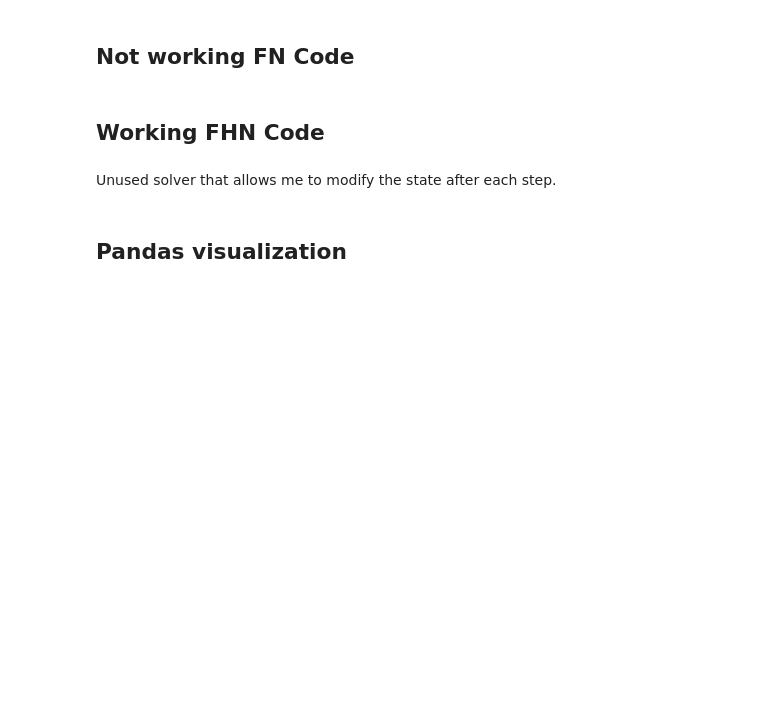
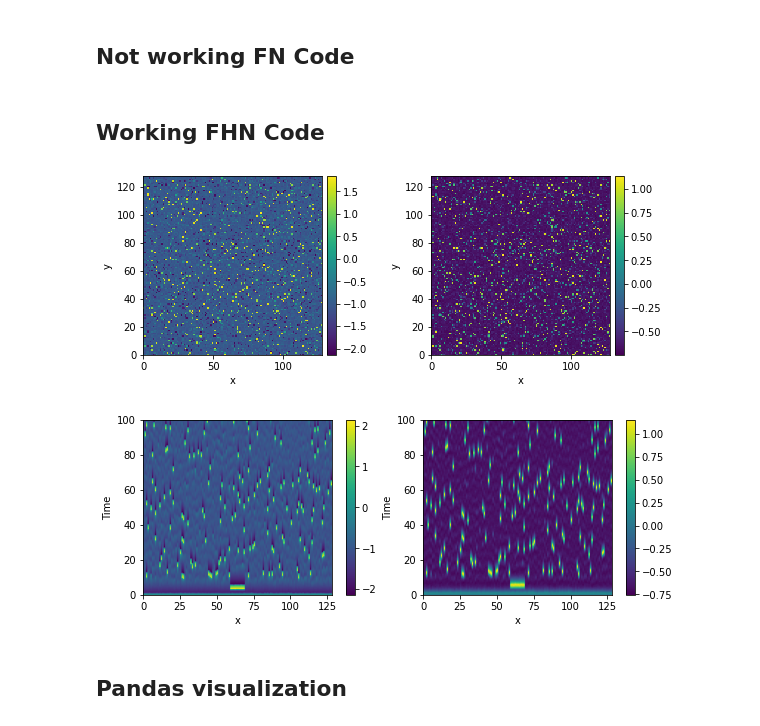
Before and after one commit to Budmeister/WSN-Localization, a Jupyter notebook: fn.ipynb, the cells around one changed output. Saved outputs shown, nothing was run; the diff lists cells and outputs as text; code cells hidden in the pictures; blank space fills up the shorter version.

```diff
--- a/fn.ipynb
+++ b/fn.ipynb
@@ -186,18 +150,19 @@ def run_FN2():
     T = 1000
     t0 = 0
     dt = 0.1
-    dx = 0.6
+    dx = 1
     s = 0.02 # 0.02 # 0.10
 
     N = 128
     n = int(N / dx)
-    D = 0.5
+    D = 0
     a = 0.5
     b = 0.7
     c = 0.3
     I = 1.0 # 1.0 # 0.5 # 1.0
     w_h = 1
     w_l = 1
+    noise = s
     stim = [ [[25, 40], [n // 2 - 5, n // 2 + 5], [n // 2 - 5, n // 2 + 5]] ]
 
     other_params = {
@@ -217,33 +182,36 @@ def run_FN2():
         "stim": stim,
 
         "w_h": w_h,
-        "w_l": w_l
+        "w_l": w_l,
+
+        "noise": noise
     }
     eq = FHN(**params)
 
     def get_initial_state():
         # grid = UnitGrid((N, N))
         shape = (n, n)
         grid = CartesianGrid([(0, N), (0, N)], shape)
         data_v = np.zeros(shape)
         data_w = np.zeros(shape)
         # data_v[N // 2, N // 2] = I
         v0 = ScalarField(grid, data_v)
         w0 = ScalarField(grid, data_w)
         return grid, FieldCollection((v0, w0))
 
     grid, vw0 = get_initial_state()
     memory_storage = MemoryStorage()
     result = eq.solve(vw0, t_range=T * dt, dt=dt, tracker=[memory_storage.tracker(dt)])#, method=ExplicitTModSolver, adaptive=False)
 
     # Plotting
     result.plot()
     plot_kymographs(memory_storage)
     data = memory_storage.data
     data = np.array(data)
     vs = data[:, 0, :]
     ws = data[:, 1, :]
     return grid, {**params, **other_params}, memory_storage, data, vs, ws
 grid, params, memory_storage, data, vs, ws = run_FN2()
+# %% [output]
+[figure, added]
+[figure, added]
-# %% [markdown]
-Unused solver that allows me to modify the state after each step.
```
Also changed, not shown: parts of 5 cells of this notebook, 15 other files.
